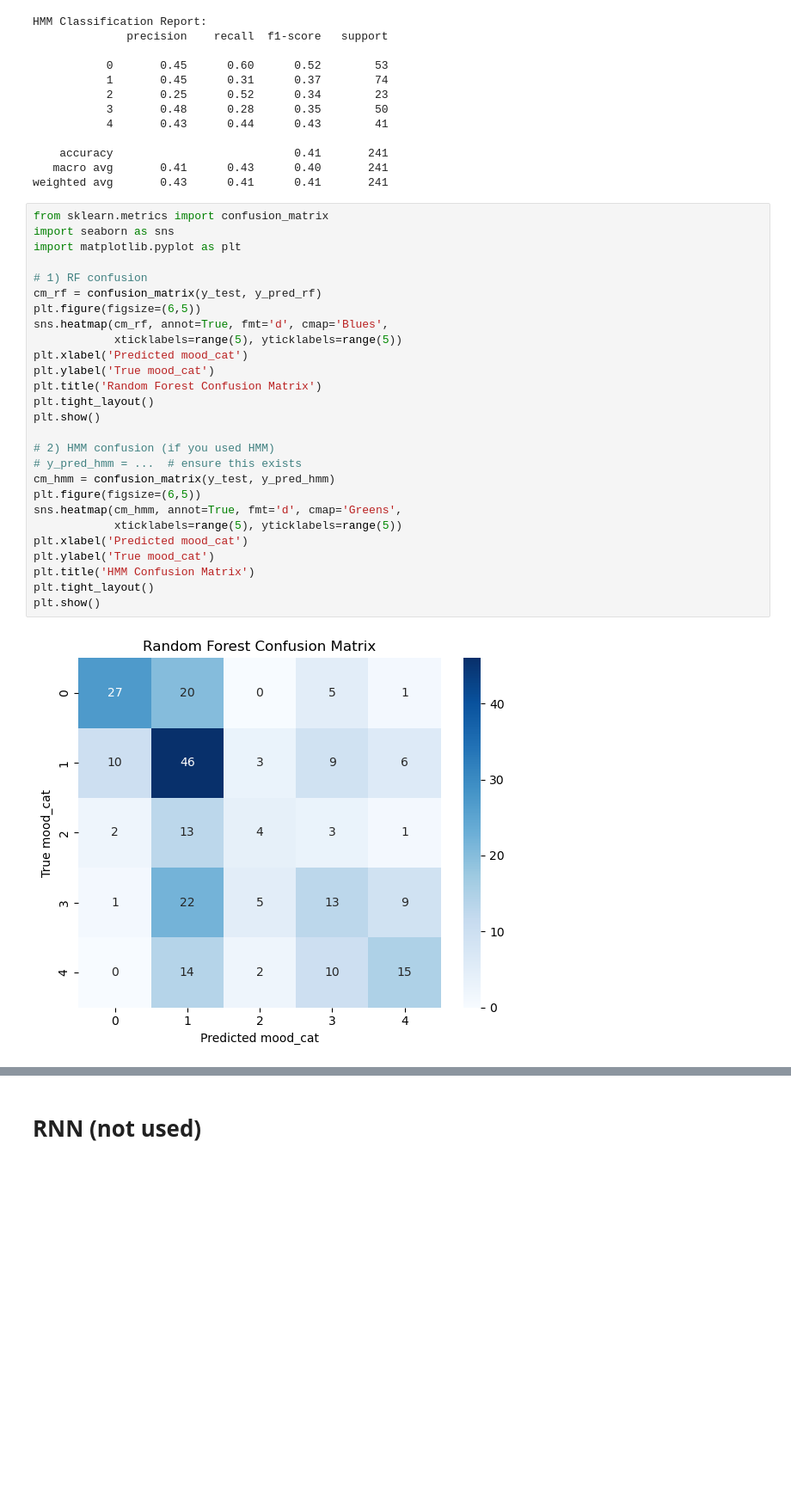
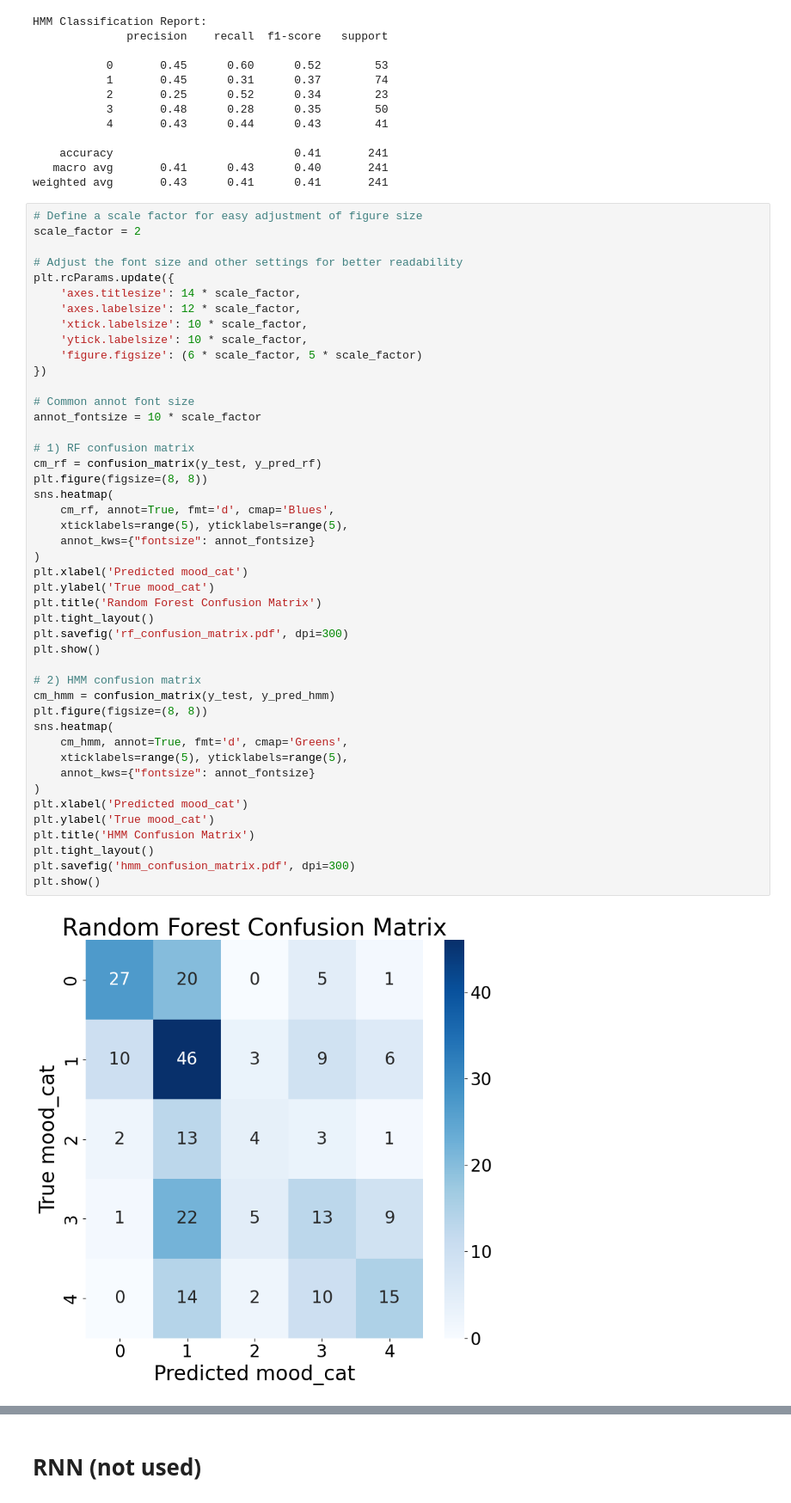
Before and after one commit to PietPjotr/DMT1, a Jupyter notebook: classification.ipynb, the cells around one changed output, grey strips where cells are left out. Shown at 86% size. Drawn from its saved outputs; the diff is of its cells as text; blank space fills up the shorter version.

```diff
--- a/classification.ipynb
+++ b/classification.ipynb
@@ -162,31 +187,49 @@ HMM Classification Report:
    macro avg       0.41      0.43      0.40       241
 weighted avg       0.43      0.41      0.41       241
 # %%
-from sklearn.metrics import confusion_matrix
-import seaborn as sns
-import matplotlib.pyplot as plt
+# Define a scale factor for easy adjustment of figure size
+scale_factor = 2
 
-# 1) RF confusion
+# Adjust the font size and other settings for better readability
+plt.rcParams.update({
+    'axes.titlesize': 14 * scale_factor,
+    'axes.labelsize': 12 * scale_factor,
+    'xtick.labelsize': 10 * scale_factor,
+    'ytick.labelsize': 10 * scale_factor,
+    'figure.figsize': (6 * scale_factor, 5 * scale_factor)
+})
+
+# Common annot font size
+annot_fontsize = 10 * scale_factor
+
+# 1) RF confusion matrix
 cm_rf = confusion_matrix(y_test, y_pred_rf)
-plt.figure(figsize=(6,5))
-sns.heatmap(cm_rf, annot=True, fmt='d', cmap='Blues',
-            xticklabels=range(5), yticklabels=range(5))
+plt.figure(figsize=(8, 8))
+sns.heatmap(
+    cm_rf, annot=True, fmt='d', cmap='Blues',
+    xticklabels=range(5), yticklabels=range(5),
+    annot_kws={"fontsize": annot_fontsize}
+)
 plt.xlabel('Predicted mood_cat')
 plt.ylabel('True mood_cat')
 plt.title('Random Forest Confusion Matrix')
 plt.tight_layout()
+plt.savefig('rf_confusion_matrix.pdf', dpi=300)
 plt.show()
 
-# 2) HMM confusion (if you used HMM)
-# y_pred_hmm = ...  # ensure this exists
+# 2) HMM confusion matrix
 cm_hmm = confusion_matrix(y_test, y_pred_hmm)
-plt.figure(figsize=(6,5))
-sns.heatmap(cm_hmm, annot=True, fmt='d', cmap='Greens',
-            xticklabels=range(5), yticklabels=range(5))
+plt.figure(figsize=(8, 8))
+sns.heatmap(
+    cm_hmm, annot=True, fmt='d', cmap='Greens',
+    xticklabels=range(5), yticklabels=range(5),
+    annot_kws={"fontsize": annot_fontsize}
+)
 plt.xlabel('Predicted mood_cat')
 plt.ylabel('True mood_cat')
 plt.title('HMM Confusion Matrix')
 plt.tight_layout()
+plt.savefig('hmm_confusion_matrix.pdf', dpi=300)
 plt.show()
 # %% [output]
-[figure, old version]
+[figure, new version]
```
Also changed, not shown: parts of 6 cells of this notebook, 2 other files.
